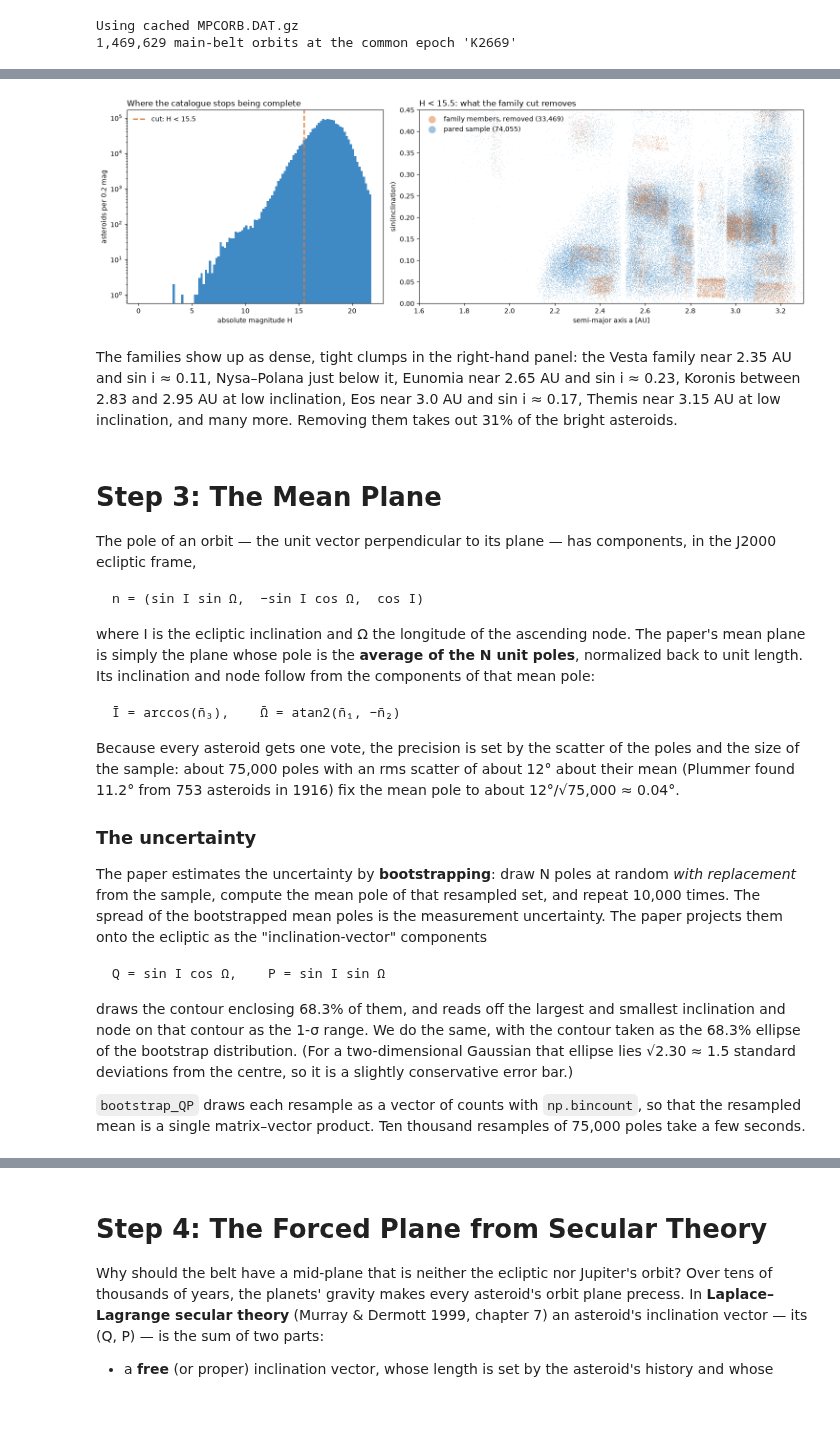
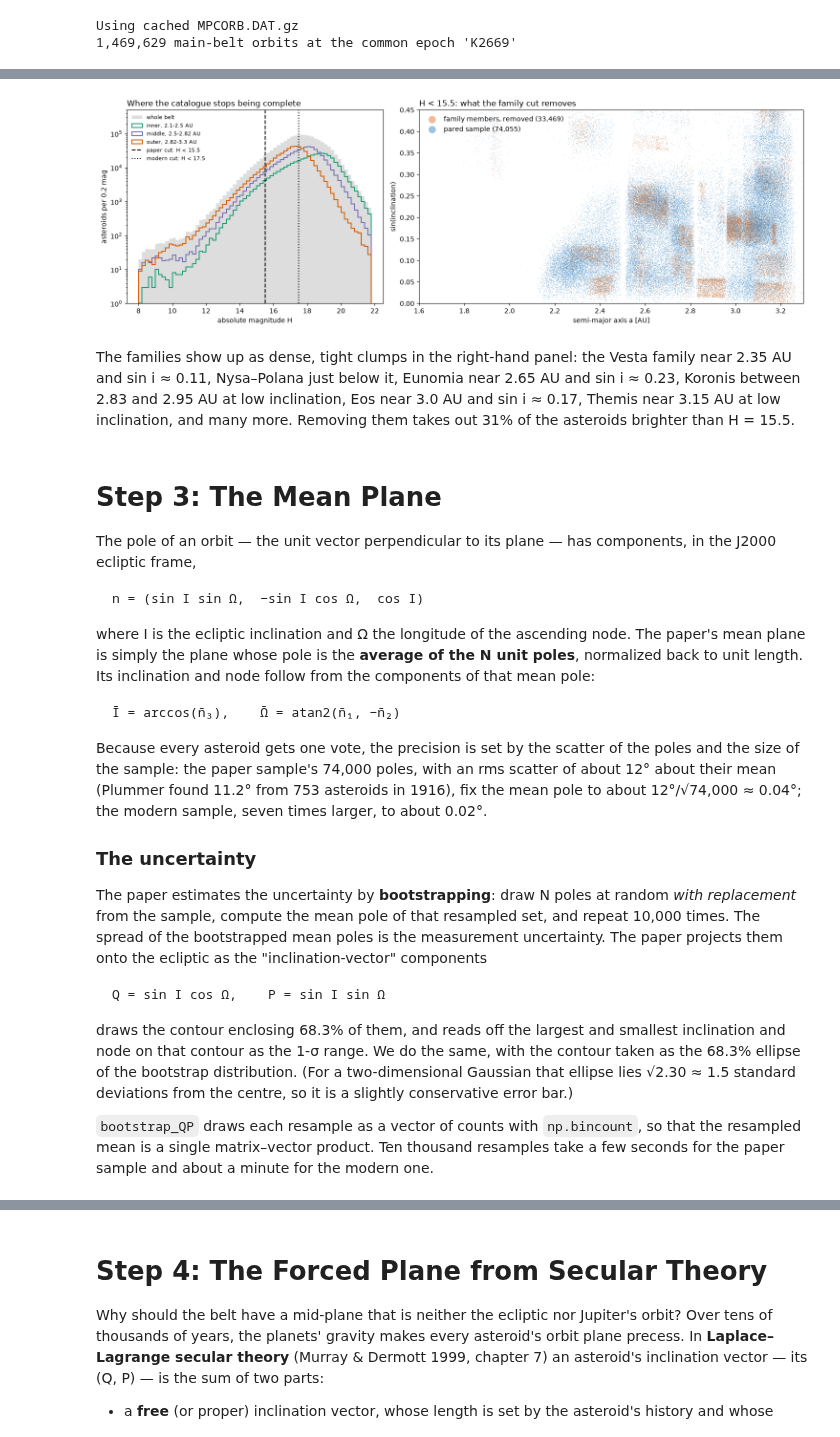
Before and after one commit to Smithsonian/mpc-public, a Jupyter notebook: docs-public/docs/tutorials/notebooks/mpc_tutorial_orbit_belt_midplane.ipynb, the cells around one changed output, grey strips where cells are left out. Drawn from its saved outputs; the diff is of its cells as text; code cells hidden in the pictures; blank space fills up the shorter version.

````diff
--- a/docs-public/docs/tutorials/notebooks/mpc_tutorial_orbit_belt_midplane.ipynb
+++ b/docs-public/docs/tutorials/notebooks/mpc_tutorial_orbit_belt_midplane.ipynb
@@ -129,7 +136,7 @@ The mean plane of the belt should be measured from a sample that represents the
 
 **Download note:** the membership file is about 25 MB and is cached like `MPCORB.DAT.gz`.
 # %%
-H_CUT = 15.5
+H_PAPER, H_MODERN = 15.5, 17.5
 FAMILY_URL = "https://newton.spacedys.com/~astdys2/propsynth/all_tro.members"
 FAMILY_FILE = "astdys_all_tro.members"
 
@@ -157,10 +164,17 @@ mothers = {name for name, _ in brightest.values()}
 print(f"{len(family_of):,} family members in {len(brightest)} families; the brightest member of each is kept")
 
 in_family = np.array([(nm in family_of) and (nm not in mothers) for nm in names])
-bright = H < H_CUT
-sample = bright & ~in_family
-print(f"H < {H_CUT}: {bright.sum():,} asteroids, of which {np.sum(bright & in_family):,} are family members;"
-      f" the pared sample has {sample.sum():,}")
+samples = {}
+for label, h_cut in (("paper", H_PAPER), ("modern", H_MODERN)):
+    bright = H < h_cut
+    samples[label] = bright & ~in_family
+    print(f"{label:>6} sample, H < {h_cut}: {bright.sum():>7,} asteroids, of which {np.sum(bright & in_family):>7,} are "
+          f"family members; the pared sample has {samples[label].sum():,}")
+
+print("\nFraction flagged as family members, by absolute magnitude:")
+for lo in np.arange(14.0, 18.0, 1.0):
+    s = (H >= lo) & (H < lo + 1)
+    print(f"   {lo:4.1f} <= H < {lo + 1:4.1f}:  {100 * in_family[s].mean():4.1f}%  of {s.sum():,}")
 # %% [output]
 Using cached astdys_all_tro.members
 264,559 family members in 117 families; the brightest member of each is kept
@@ -168,27 +189,33 @@ H < 15.5: 107,524 asteroids, of which 33,469 are family members; the pared sampl
 # %%
 fig, (ax1, ax2) = plt.subplots(1, 2, figsize=(15, 5), gridspec_kw={"width_ratios": [1, 1.5]})
 
-ax1.hist(H, bins=np.arange(0, 22, 0.2), color="#3f89c4", lw=0)
-ax1.axvline(H_CUT, color="#e07b39", lw=2, ls="--", label=f"cut: H < {H_CUT}")
-ax1.set_yscale("log")
+H_BINS = np.arange(8, 22, 0.2)
+ax1.hist(H, bins=H_BINS, histtype="stepfilled", color="#dddddd", lw=0, label="whole belt")
+for (lab, lo, hi), col in zip((("inner, 2.1-2.5 AU", 2.1, 2.5), ("middle, 2.5-2.82 AU", 2.5, 2.82),
+                               ("outer, 2.82-3.3 AU", 2.82, 3.3)), ("#1b9e77", "#7570b3", "#d95f02")):
+    ax1.hist(H[(a >= lo) & (a < hi)], bins=H_BINS, histtype="step", color=col, lw=1.5, label=lab)
+ax1.axvline(H_PAPER, color="black", lw=1.5, ls="--", label=f"paper cut: H < {H_PAPER}")
+ax1.axvline(H_MODERN, color="black", lw=1.5, ls=":", label=f"modern cut: H < {H_MODERN}")
+ax1.set_yscale("log"); ax1.set_ylim(1, 5e5)
 ax1.set_xlabel("absolute magnitude H"); ax1.set_ylabel("asteroids per 0.2 mag")
 ax1.set_title("Where the catalogue stops being complete", loc="left")
-ax1.legend(frameon=False)
+ax1.legend(frameon=False, fontsize=8, loc="upper left")
 
-sel_f, sel_b = bright & in_family, sample
+bright = H < H_PAPER
+sel_f, sel_b = bright & in_family, samples["paper"]
 ax2.scatter(a[sel_f], np.sin(np.radians(inc[sel_f])), s=0.3, color="#e07b39", lw=0, alpha=0.5,
             label=f"family members, removed ({sel_f.sum():,})", rasterized=True)
 ax2.scatter(a[sel_b], np.sin(np.radians(inc[sel_b])), s=0.3, color="#3f89c4", lw=0, alpha=0.5,
             label=f"pared sample ({sel_b.sum():,})", rasterized=True)
 ax2.set_xlim(A_MIN, A_MAX); ax2.set_ylim(0, 0.45)
 ax2.set_xlabel("semi-major axis a [AU]"); ax2.set_ylabel("sin(inclination)")
-ax2.set_title(f"H < {H_CUT}: what the family cut removes", loc="left")
+ax2.set_title(f"H < {H_PAPER}: what the family cut removes", loc="left")
 ax2.legend(frameon=False, markerscale=20, loc="upper left")
 plt.tight_layout(); plt.show()
 # %% [output]
-[figure, old version]
+[figure, new version]
 # %% [markdown]
-The families show up as dense, tight clumps in the right-hand panel: the Vesta family near 2.35 AU and sin i ≈ 0.11, Nysa–Polana just below it, Eunomia near 2.65 AU and sin i ≈ 0.23, Koronis between 2.83 and 2.95 AU at low inclination, Eos near 3.0 AU and sin i ≈ 0.17, Themis near 3.15 AU at low inclination, and many more. Removing them takes out 31% of the bright asteroids.
+The families show up as dense, tight clumps in the right-hand panel: the Vesta family near 2.35 AU and sin i ≈ 0.11, Nysa–Polana just below it, Eunomia near 2.65 AU and sin i ≈ 0.23, Koronis between 2.83 and 2.95 AU at low inclination, Eos near 3.0 AU and sin i ≈ 0.17, Themis near 3.15 AU at low inclination, and many more. Removing them takes out 31% of the asteroids brighter than H = 15.5.
 # %% [markdown]
 # Step 3: The Mean Plane
 
@@ -204,7 +231,7 @@ where I is the ecliptic inclination and Ω the longitude of the ascending node.
 Ī = arccos(n̄₃),    Ω̄ = atan2(n̄₁, −n̄₂)
 ```
 
-Because every asteroid gets one vote, the precision is set by the scatter of the poles and the size of the sample: about 75,000 poles with an rms scatter of about 12° about their mean (Plummer found 11.2° from 753 asteroids in 1916) fix the mean pole to about 12°/√75,000 ≈ 0.04°.
+Because every asteroid gets one vote, the precision is set by the scatter of the poles and the size of the sample: the paper sample's 74,000 poles, with an rms scatter of about 12° about their mean (Plummer found 11.2° from 753 asteroids in 1916), fix the mean pole to about 12°/√74,000 ≈ 0.04°; the modern sample, seven times larger, to about 0.02°.
 
 ### The uncertainty
 
@@ -216,7 +243,7 @@ Q = sin I cos Ω,    P = sin I sin Ω
 
 draws the contour enclosing 68.3% of them, and reads off the largest and smallest inclination and node on that contour as the 1-σ range. We do the same, with the contour taken as the 68.3% ellipse of the bootstrap distribution. (For a two-dimensional Gaussian that ellipse lies √2.30 ≈ 1.5 standard deviations from the centre, so it is a slightly conservative error bar.)
 
-`bootstrap_QP` draws each resample as a vector of counts with `np.bincount`, so that the resampled mean is a single matrix–vector product. Ten thousand resamples of 75,000 poles take a few seconds.
+`bootstrap_QP` draws each resample as a vector of counts with `np.bincount`, so that the resampled mean is a single matrix–vector product. Ten thousand resamples take a few seconds for the paper sample and about a minute for the modern one.
 # %%
 def orbit_poles(inc_deg, node_deg):
     I, O = np.radians(inc_deg), np.radians(node_deg)
````
Also changed, not shown: parts of 22 cells of this notebook.
